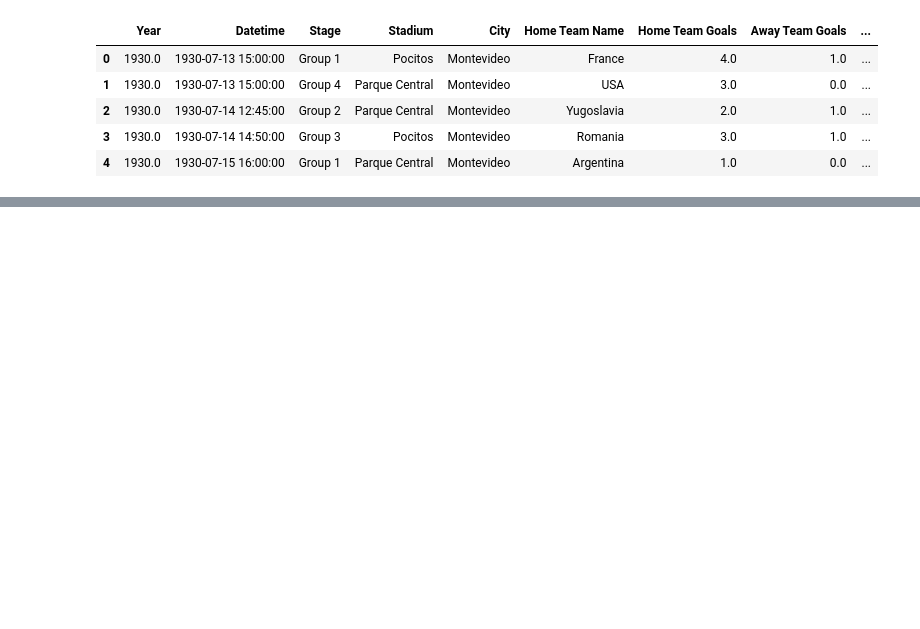
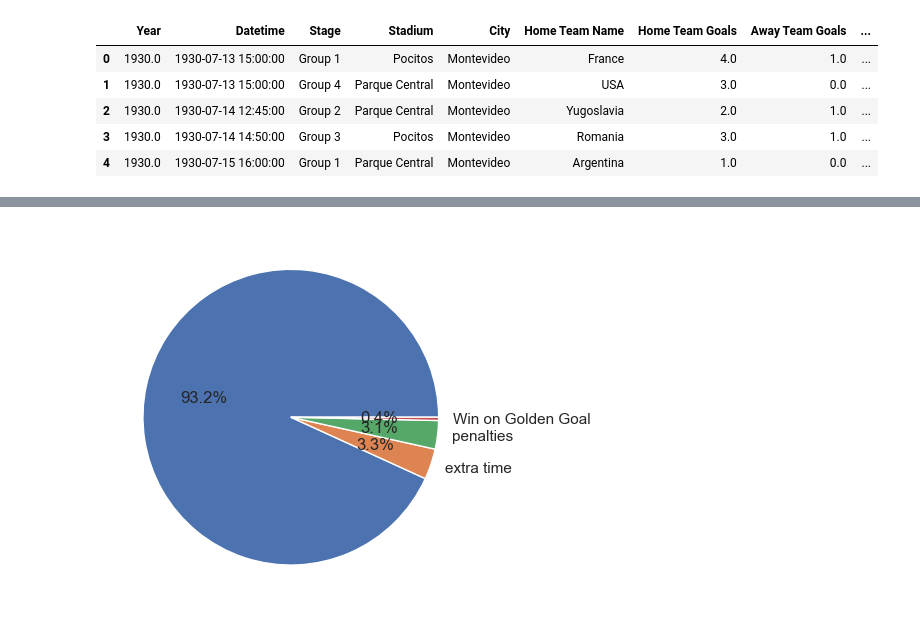
Before and after one commit to UsmanAhamed12/Data-Analyst-Intern-Project, a Jupyter notebook: FIFA WORLD CUP ANALYSIS PROJECT/NoteBooks/EDA_worldcupmatches.ipynb, the cells around one changed output, grey strips where cells are left out. Cells and saved outputs as stored; diff of their text form; code cells hidden in the pictures; blank space fills up the shorter version.

```diff
--- a/FIFA WORLD CUP ANALYSIS PROJECT/NoteBooks/EDA_worldcupmatches.ipynb
+++ b/FIFA WORLD CUP ANALYSIS PROJECT/NoteBooks/EDA_worldcupmatches.ipynb
@@ -212,0 +355,17 @@ Data.head()
+# %%
+# Replace values using regex to categorize into 'extra time' and 'penalties'
+df = Data.copy()
+df['win_condition'] = df['Win conditions'].replace(
+    {
+        r'.*win after extra time.*': 'extra time',
+        r'.*win on penalties.*': 'penalties'
+    },
+    regex=True
+)
+df = df['win_condition'].value_counts()
+
+
+plt.pie(df.values, labels= df.index, autopct= '%0.1f%%')
+plt.show()
+# %% [output]
+[figure, added]
```
Also changed, not shown: parts of 11 cells of this notebook.
